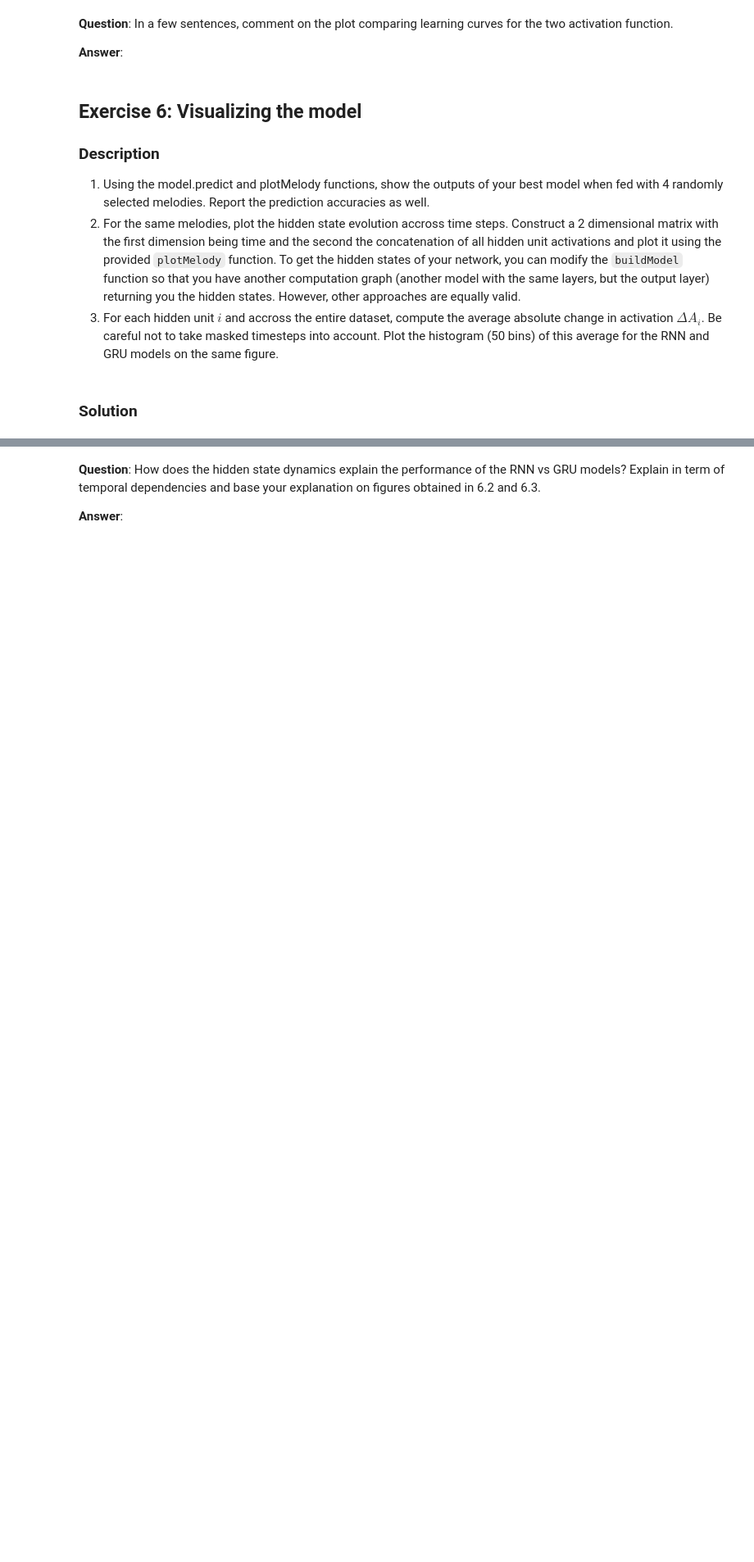
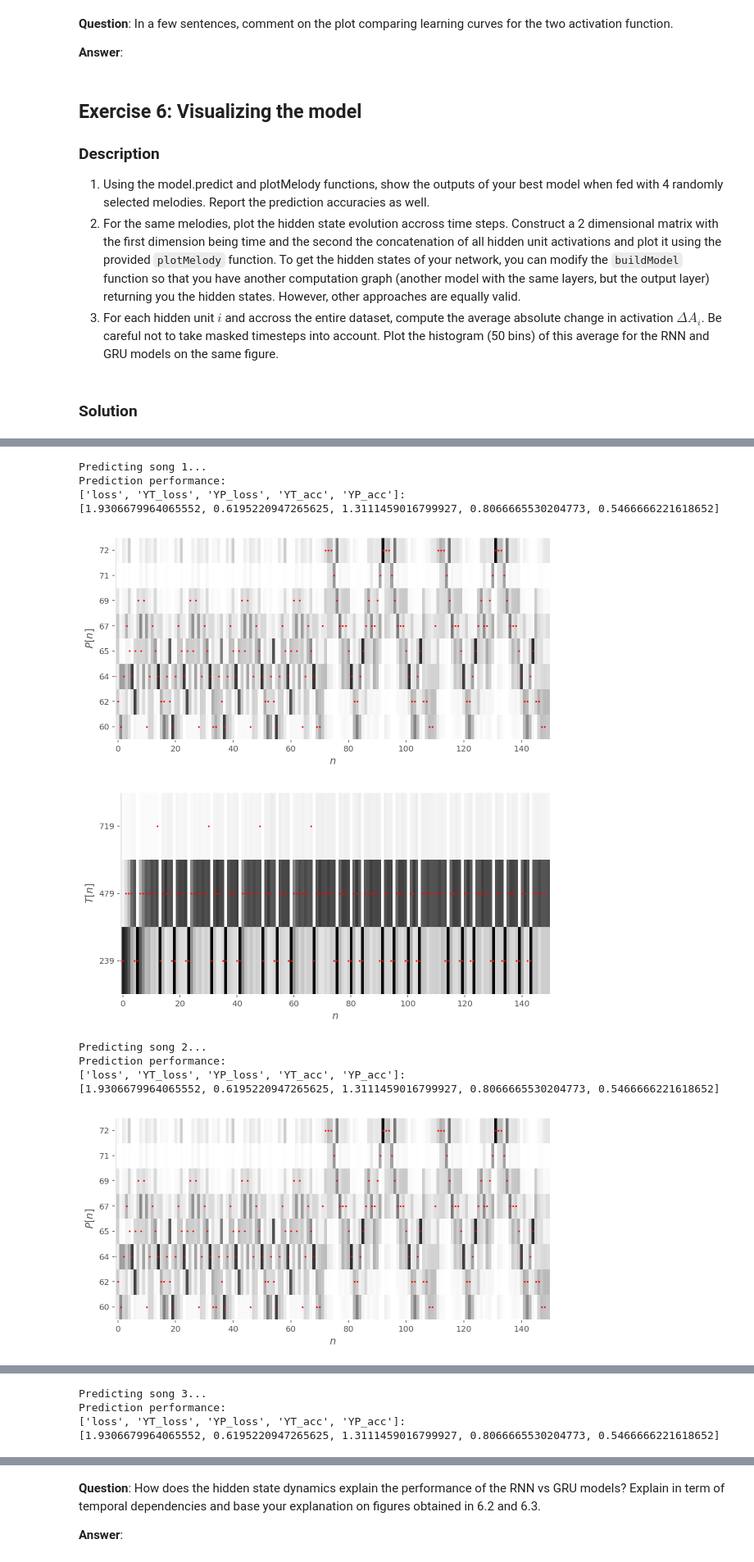
Before and after one commit to denngan/ann, a Jupyter notebook: miniproject2/miniproject2.ipynb, the cells around one changed output, grey strips where cells are left out. Shown at 82% size. Drawn from its saved outputs; the diff is of its cells as text; code cells hidden in the pictures; blank space fills up the shorter version.

```diff
--- a/miniproject2/miniproject2.ipynb
+++ b/miniproject2/miniproject2.ipynb
@@ -775,7 +775,6 @@ def buildModel(dictionaries, batch_length, dropout=0.2, activation='GRU', Hsize=
         #Your hidden layer(s) architecture with GRU
         H['2'] = GRU(Hsize, dropout=0.2, recurrent_dropout=0.2,
                      implementation=1, return_sequences=True)(H['1'])
-
     elif activation == 'LSTM':
         #Your hidden layer(s) architecture with LSTM (For your own curiosity, not required for the project)
         H['2'] = LSTM(Hsize,  unit_forget_bias=True, dropout=0.2, recurrent_dropout=0.2,
@@ -785,7 +784,7 @@ def buildModel(dictionaries, batch_length, dropout=0.2, activation='GRU', Hsize=
     elif activation == 'RNN':
         #Your hidden layer(s) architecture with SimpleRNN
         H['2'] = SimpleRNN(Hsize, activation='tanh', use_bias=True, dropout=0.2, recurrent_dropout=0.2,
-                      return_sequences=True, return_state=False)(H['1'])
+                      return_sequences=True)(H['1'])
 
     Y['T'] = TimeDistributed(Dense(len(dictionaries['T']), activation='softmax'), name='YT')(H['2'])#Input(s) to duration output layer)
     Y['P'] = TimeDistributed(Dense(len(dictionaries['P']), activation='softmax'), name='YP')(H['2'])#Input(s) to pitch output layer)
@@ -813,11 +812,11 @@ def getData(dictionary):
         y_T.append(value['T'][1:])
     return np.asarray(x_P), np.asarray(x_T), np.asarray(y_P), np.asarray(y_T)
 
-def fitModel(model, x, y):
+def fitModel(model, x, y, verbose = 1, epochs = 250):
     '''
     Function data fits model to given data
     '''
-    history = model.fit(x = x, y = y,batch_size=100, epochs=250, validation_split = 0.2)
+    history = model.fit(x = x, y = y,batch_size=100, epochs=epochs, validation_split = 0.2, verbose=verbose)
     return history
 # %% [markdown]
 **Getting the data ready...**
@@ -925,0 +954,50 @@ The best accuracies were obtained with the GRU model.
+# %%
+def getPredictionData(XP, XT, YP, YT):
+    x_T = np.reshape(XT[melodie],(1,XT[melodie].shape[0],XT[melodie].shape[1]))
+    x_P = np.reshape(XP[melodie],(1,XP[melodie].shape[0],XP[melodie].shape[1]))
+    y_T = np.reshape(YT[melodie],(1,YT[melodie].shape[0],YT[melodie].shape[1]))
+    y_P = np.reshape(YP[melodie],(1,YP[melodie].shape[0],YP[melodie].shape[1]))
+
+    return x_T, x_P, y_T, y_P
+
+def modelOutput(model, XP, XT, YP, YT, hidden_states = False):
+    nsongs = XP.shape[0]
+    for melodie_i in range(4):
+        melodie = random.randint(0, nsongs)
+        # get data from random melodie and reshape for predicting
+        x_T, x_P, y_T, y_P = getPredictionData(XP, XT, YP, YT)
+        # predict
+        print('Predicting song {}...'.format(melodie_i+1))
+        predicted_T, predicted_P = model.predict(x = [x_T, x_P], batch_size=50)
+
+        # Prediction accuracy:
+        metrics = model.evaluate(x=[x_T, x_P], y=[y_T, y_P], batch_size=50, verbose=0)
+        print('Prediction performance: \n{}:\n{}'.format(model.metrics_names, metrics))
+
+        # Hidden states
+        if hidden_states == True:
+            print('ToDo')
+            #TODO
+        else:
+            H = None
+
+        # Plot results-  NOTE: we select index[0] which corresponds
+        # to the first row (and only row) for solving dimension compability issues
+        # between the function to PlotMelodies and model.predict
+        plotMelody(pitches[0], durations[0], dictionariesFilt, PrP=predicted_P[0], PrT=predicted_T[0], H = H)
+    # TOCHANGE
+    return predicted_T, predicted_P
+# %%
+predicted_T, predicted_P = modelOutput(GRUmodel, XP, XT, YP, YT)
+# %% [output]
+Predicting song 1...
+Prediction performance:
+['loss', 'YT_loss', 'YP_loss', 'YT_acc', 'YP_acc']:
+[1.9306679964065552, 0.6195220947265625, 1.3111459016799927, 0.8066665530204773, 0.5466666221618652]
+[figure, added]
+[figure, added]
+Predicting song 2...
+Prediction performance:
+['loss', 'YT_loss', 'YP_loss', 'YT_acc', 'YP_acc']:
+[1.9306679964065552, 0.6195220947265625, 1.3111459016799927, 0.8066665530204773, 0.5466666221618652]
+[figure, added]
@@ -925,0 +1005,4 @@ The best accuracies were obtained with the GRU model.
+Predicting song 3...
+Prediction performance:
+['loss', 'YT_loss', 'YP_loss', 'YT_acc', 'YP_acc']:
+[1.9306679964065552, 0.6195220947265625, 1.3111459016799927, 0.8066665530204773, 0.5466666221618652]
```
Also changed, not shown: parts of 10 cells of this notebook.
